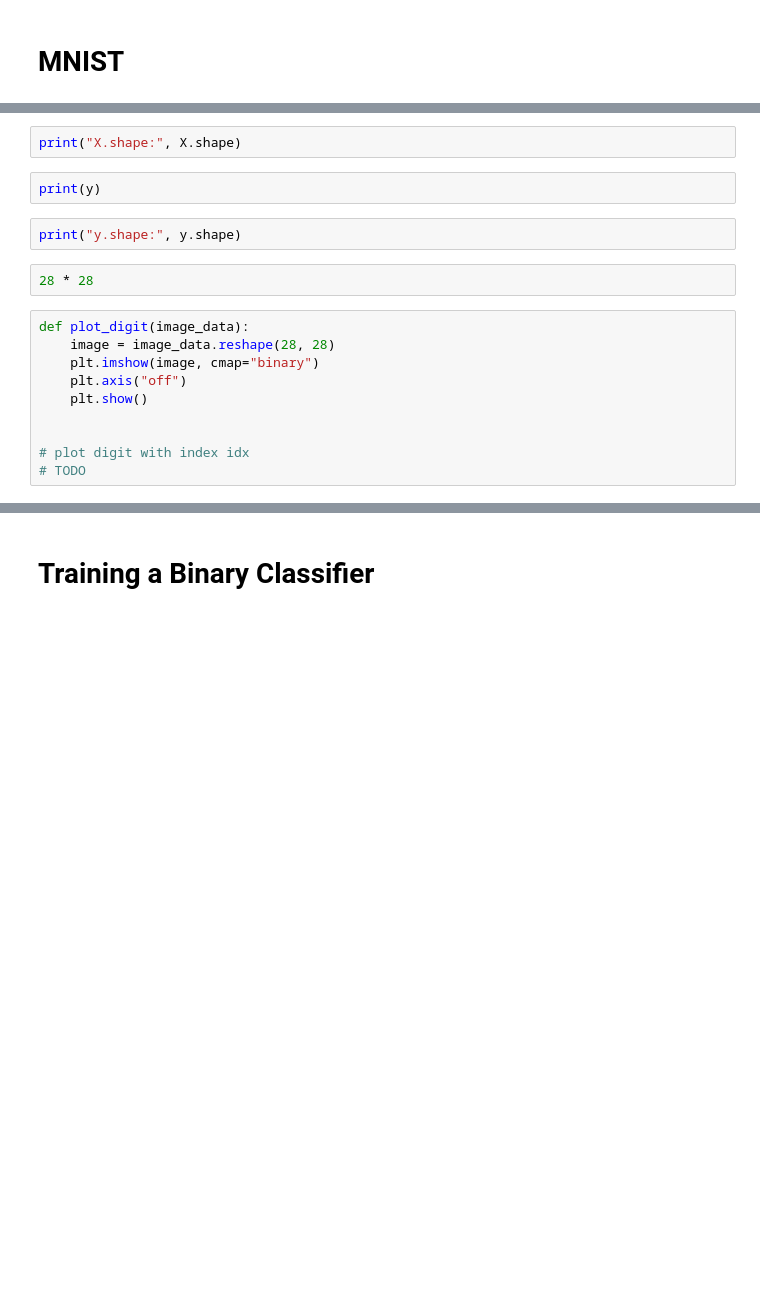
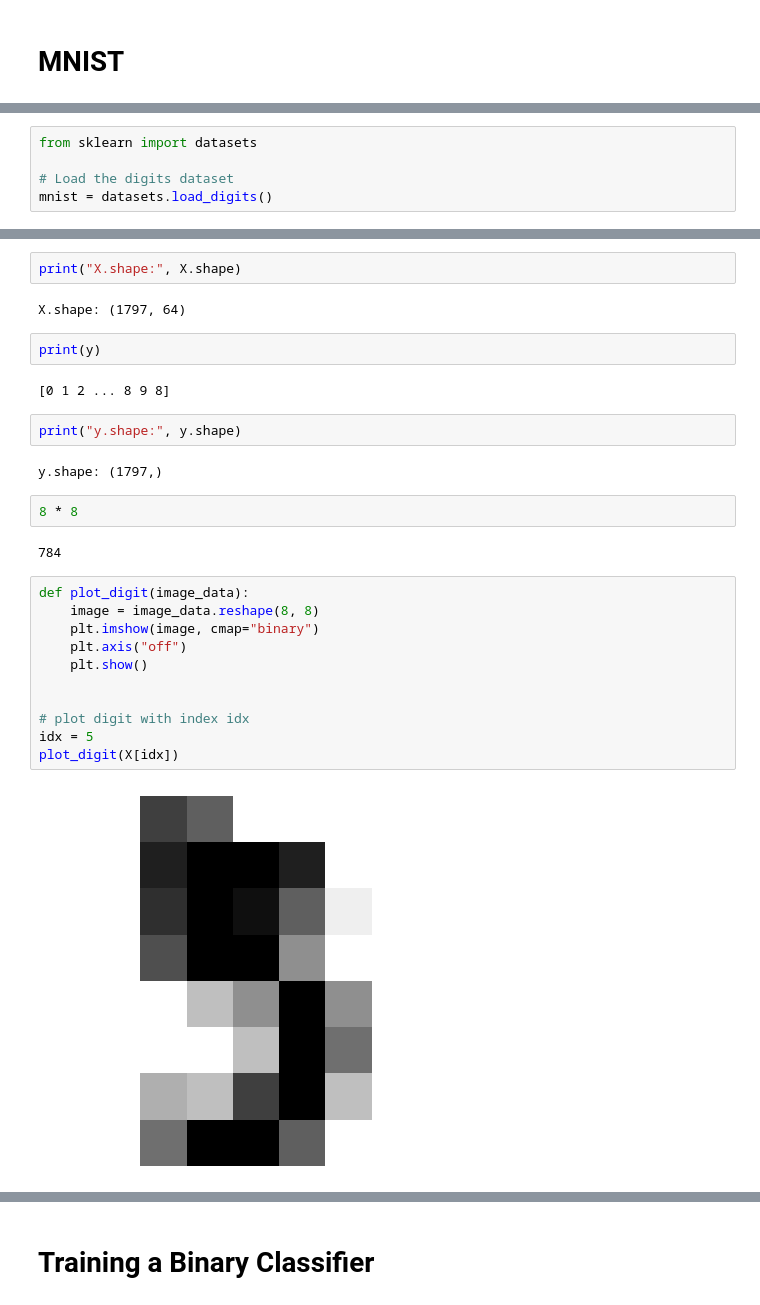
Before and after one commit to victor4628/fre-gy-7773-mlfe, a Jupyter notebook: 05_classification.ipynb, the cells around one changed output, grey strips where cells are left out. Saved outputs shown, nothing was run; the diff lists cells and outputs as text; blank space fills up the shorter version.

```diff
--- a/05_classification.ipynb
+++ b/05_classification.ipynb
@@ -185,2 +240,7 @@ mnist = fetch_openml("mnist_784", as_frame=False)
+# %%
+from sklearn import datasets
+
+# Load the digits dataset
+mnist = datasets.load_digits()
 # %%
 print(mnist.DESCR)
@@ -193,21 +281,32 @@ X
 # %%
 print("X.shape:", X.shape)
+# %% [output]
+X.shape: (1797, 64)
 # %%
 print(y)
+# %% [output]
+[0 1 2 ... 8 9 8]
 # %%
 print("y.shape:", y.shape)
+# %% [output]
+y.shape: (1797,)
-# %%
-28 * 28
+# %%
+8 * 8
+# %% [output]
+784
 # %%
 def plot_digit(image_data):
-    image = image_data.reshape(28, 28)
+    image = image_data.reshape(8, 8)
     plt.imshow(image, cmap="binary")
     plt.axis("off")
     plt.show()
 
 
 # plot digit with index idx
-# TODO
+idx = 5
+plot_digit(X[idx])
+# %% [output]
+[figure, added]
 # %%
 fig, ax = plt.subplots(figsize=(9, 9))
 for idx, image_data in enumerate(X[:100]):
```
Also changed, not shown: parts of 54 cells of this notebook.
